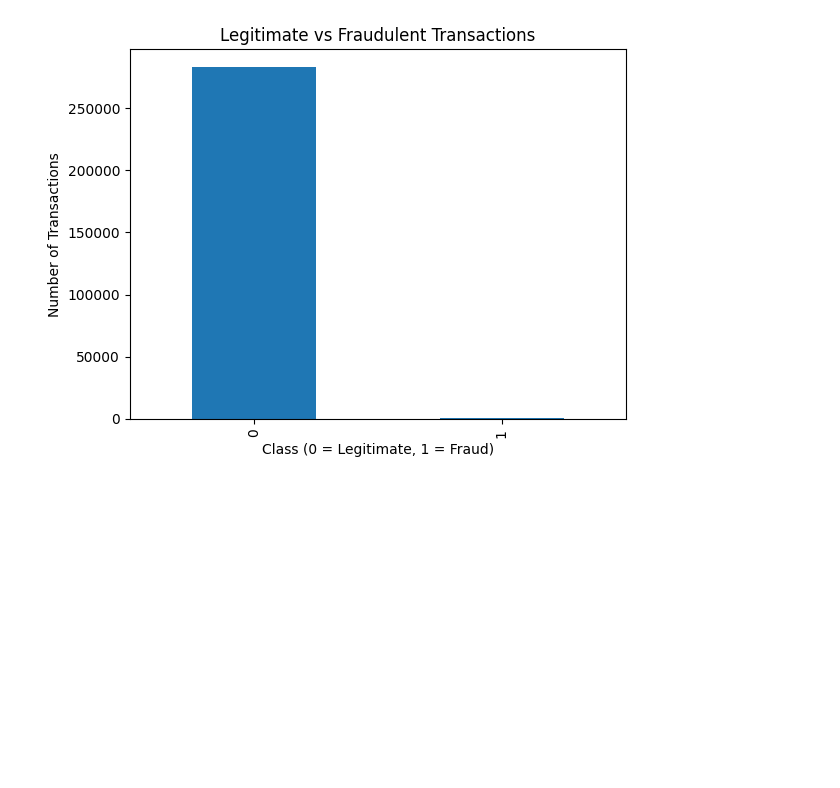
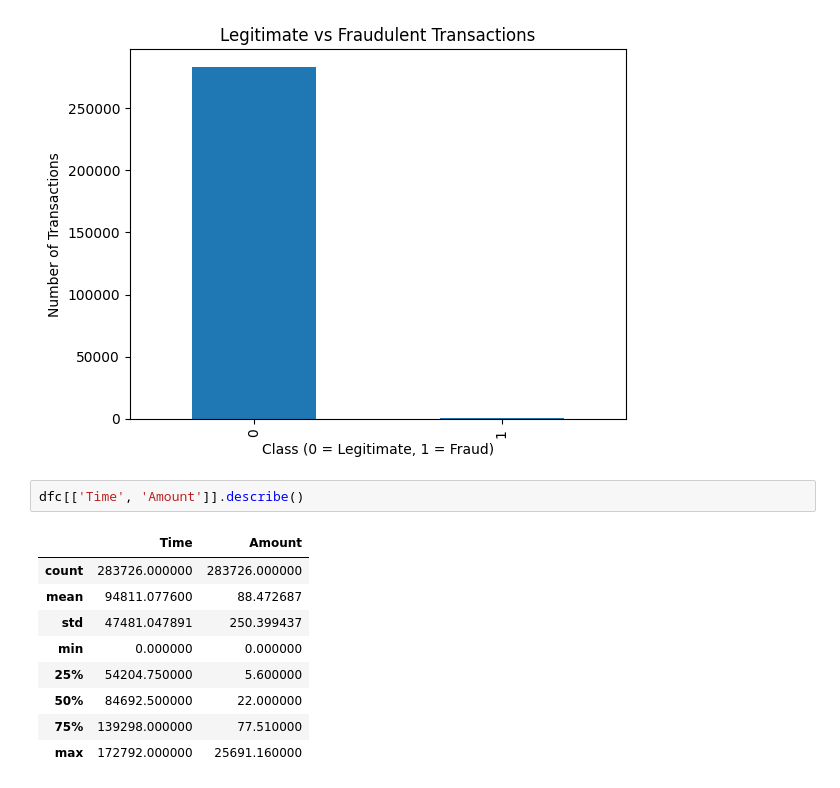
Before and after one commit to kainat-T/Fraud-Detection-ML-project, a Jupyter notebook: fraud-detection.ipynb, the cells around one changed output. Cells and saved outputs as stored; diff of their text form; blank space fills up the shorter version.

```diff
--- a/fraud-detection.ipynb
+++ b/fraud-detection.ipynb
@@ -146,3 +146,15 @@ dfc['Class'].value_counts().plot(
 # %% [output]
 <Axes: title={'center': 'Legitimate vs Fraudulent Transactions'}, xlabel='Class (0 = Legitimate, 1 = Fraud)', ylabel='Number of Transactions'>
 [figure]
+# %%
+dfc[['Time', 'Amount']].describe()
+# %% [output]
+|  | Time | Amount |
+| count | 283726.000000 | 283726.000000 |
+| mean | 94811.077600 | 88.472687 |
+| std | 47481.047891 | 250.399437 |
+| min | 0.000000 | 0.000000 |
+| 25% | 54204.750000 | 5.600000 |
+| 50% | 84692.500000 | 22.000000 |
+| 75% | 139298.000000 | 77.510000 |
+| max | 172792.000000 | 25691.160000 |
```
Also changed, not shown: parts of 16 cells of this notebook.
